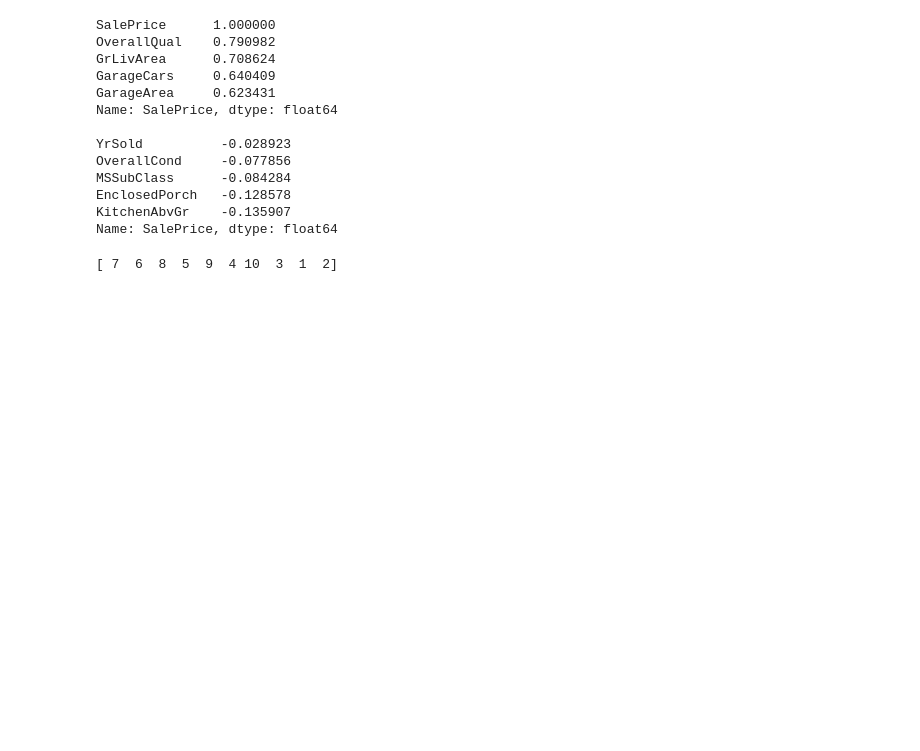
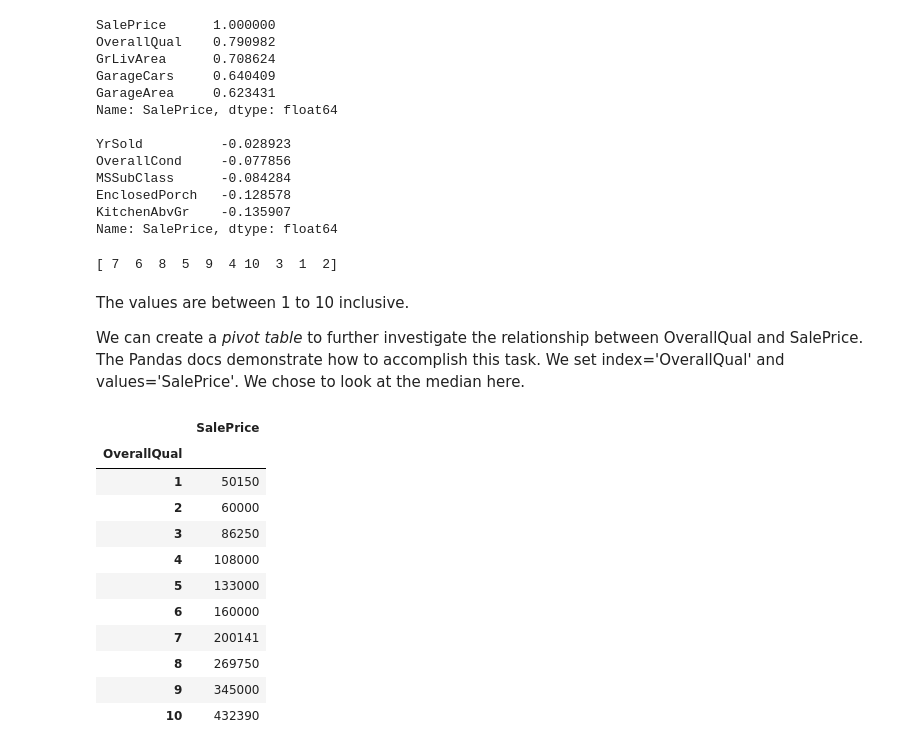
Before and after one commit to biad-iritie/House-Prices-Competition, a Jupyter notebook: index.ipynb, the cells around one changed output. Saved outputs shown, nothing was run; the diff lists cells and outputs as text; code cells hidden in the pictures; blank space fills up the shorter version.

```diff
--- a/index.ipynb
+++ b/index.ipynb
@@ -195,3 +195,23 @@ Name: SalePrice, dtype: float64
 print(train.OverallQual.unique())
 # %% [output]
 [ 7  6  8  5  9  4 10  3  1  2]
+# %% [markdown]
+The values are between 1 to 10 inclusive.
+
+We can create a *pivot table* to further investigate the relationship between OverallQual and SalePrice. The Pandas docs demonstrate how to accomplish this task. We set index='OverallQual' and values='SalePrice'. We chose to look at the median here.
+# %%
+qual_Pivot = train.pivot_table('SalePrice',index='OverallQual', aggfunc='median')
+qual_Pivot
+# %% [output]
+|  | SalePrice |
+| OverallQual |  |
+| 1 | 50150 |
+| 2 | 60000 |
+| 3 | 86250 |
+| 4 | 108000 |
+| 5 | 133000 |
+| 6 | 160000 |
+| 7 | 200141 |
+| 8 | 269750 |
+| 9 | 345000 |
+| 10 | 432390 |
```
Also changed, not shown: parts of 1 cell of this notebook.
